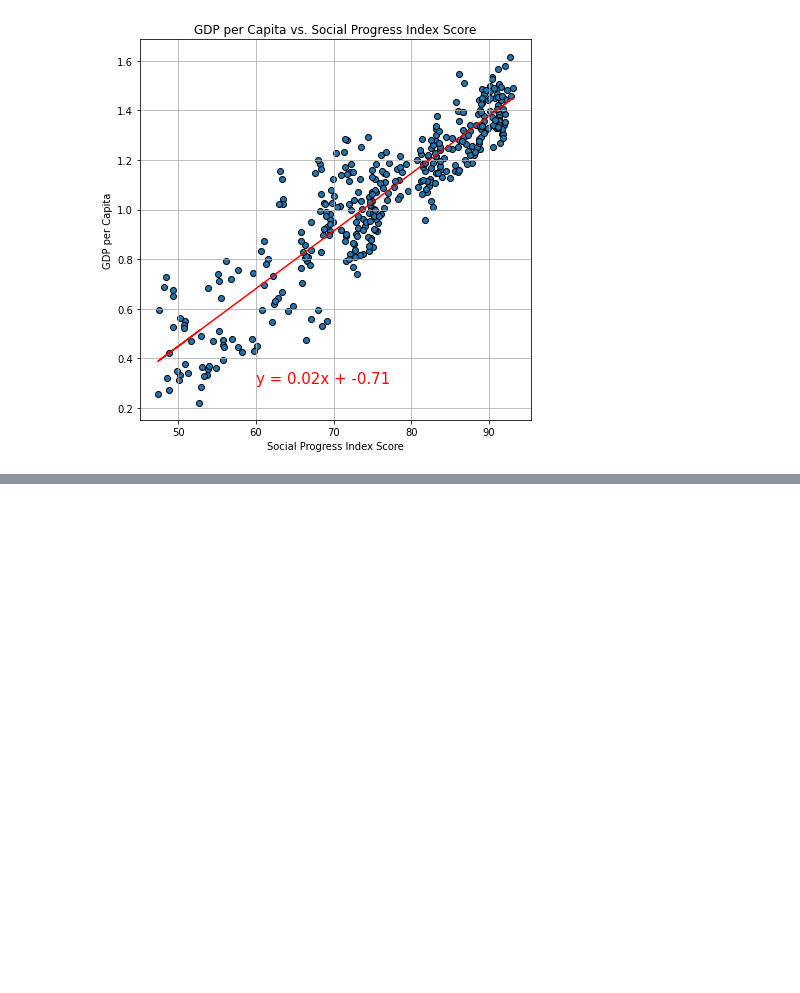
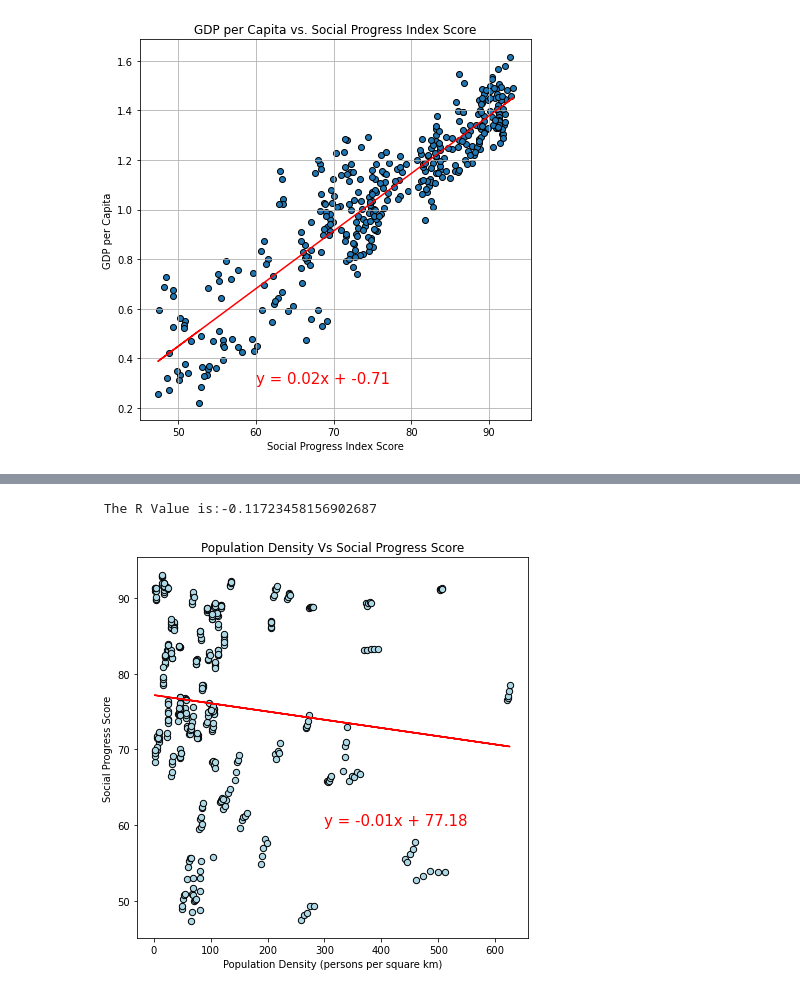
Before and after one commit to chrispope12391/Project-1-, a Jupyter notebook: Project 1_Team5.ipynb, the cells around one changed output, grey strips where cells are left out. Cells and saved outputs as stored; diff of their text form; code cells hidden in the pictures; blank space fills up the shorter version.

```diff
--- a/Project 1_Team5.ipynb
+++ b/Project 1_Team5.ipynb
@@ -587,0 +726,15 @@ The r value is: 0.911455180675344.  This is a strong positive relationship
+# %%
+slope, intercept, rvalue, pvalue, stderr = linregress(pop_den, sp_index)
+regress_values = pop_den * slope + intercept
+line_eq = "y = " + str(round(slope,2)) + "x + " + str(round(intercept,2))
+plt.scatter(pop_den, sp_index, facecolors = 'lightblue', edgecolors = 'black', s = 40)
+plt.plot(pop_den,regress_values,"r-")
+plt.annotate(line_eq,(300,60),fontsize=15,color="red")
+plt.title("Population Density Vs Social Progress Score")
+plt.xlabel("Population Density (persons per square km)")
+plt.ylabel("Social Progress Score")
+print(f" The R Value is:{rvalue}")
+plt.show()
+# %% [output]
+ The R Value is:-0.11723458156902687
+[figure, added]
```
Also changed, not shown: parts of 20 cells of this notebook.
